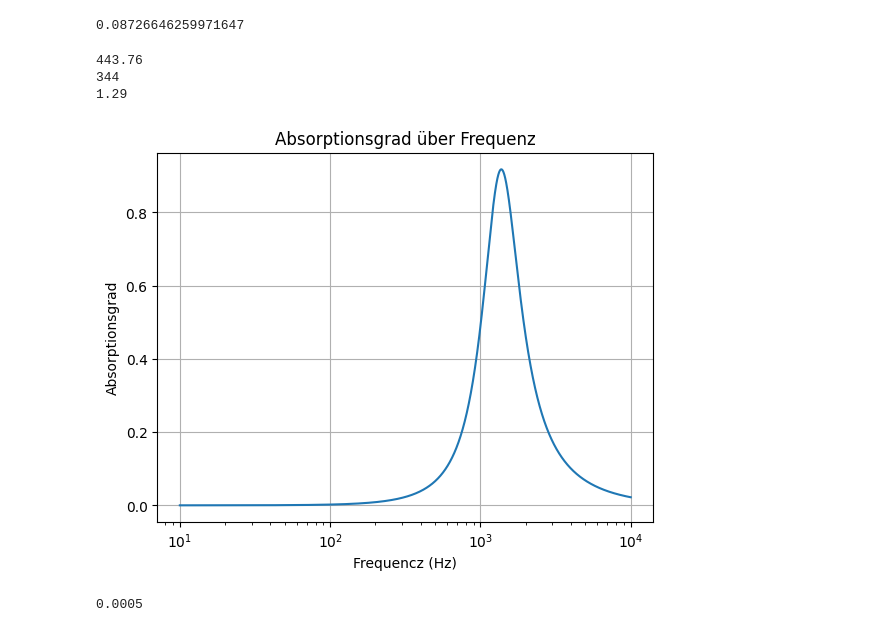
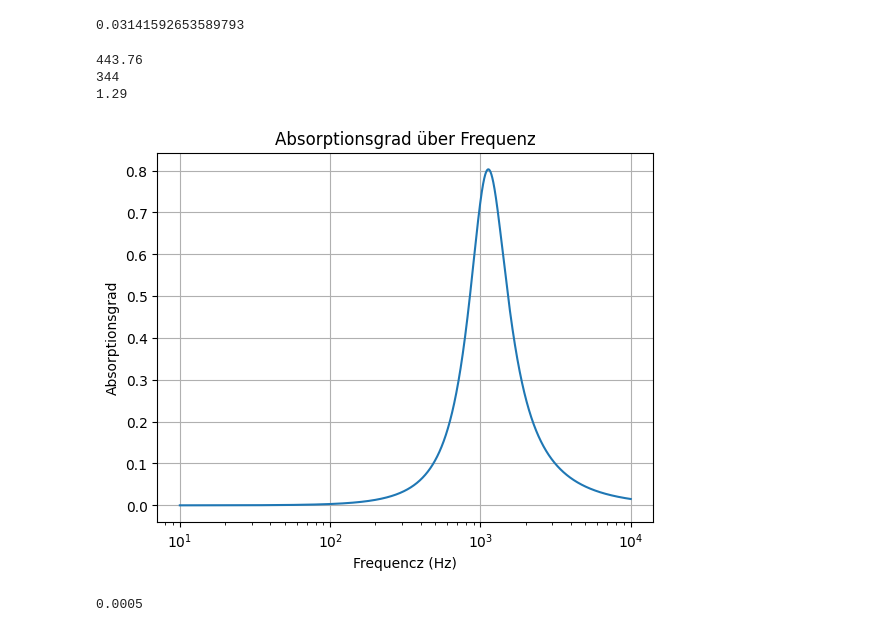
Before and after one commit to rcroegaert/absorption-coefficient-calculator, a Jupyter notebook: dev/lochplatte_absorber.ipynb, the cells around one changed output. Drawn from its saved outputs; the diff is of its cells as text; code cells hidden in the pictures.

```diff
--- a/dev/lochplatte_absorber.ipynb
+++ b/dev/lochplatte_absorber.ipynb
@@ -74,10 +75,10 @@ def MAA1(f, d, a, t, density_0, viscosity,c0,L0):
     return Z_p
 # %%
 d= 1/1000
-a= 3/1000
+a= 5/1000
 (pi/4)*d**2/a**2
 # %% [output]
-0.08726646259971647
+0.03141592653589793
 # %%
 ## Schräge Inzidenz (Oblique Incidence)
 ## Umgebungsparemeter
@@ -87,7 +88,7 @@ density_0 = 1.29  # dichte von Luft-Schicht
 # Platte-Parameters
 
 d = 1/1000 # diameter
-a = 3/1000 # spacing between holes
+a = 5/1000 # spacing between holes
 
 # viscosity = 1.82*10**(-5)
 viscosity = 0.000186785423
@@ -133,34 +134,34 @@ for f in frequency_range:
 
     # Rigid Backed
     T3 = np.array([[1, 0],
                    [0, 1]])
 
     # T_total berechnen
     T_total = matmul(T1, T2)
 
     #Absorptionsgrad berechnen
     # R = (Z1 - Z0) / (Z1  + Z0)
     R = (T_total[0, 0] /T_total[1, 0]- Z0) / (T_total[0, 0]/T_total[1, 0] + Z0) # Reflexionskoeffizient
 
     alpha = 1 - (abs(R)**2)
     alphas = np.append(alphas, alpha)
 
 # Ersetzen der Werte durch 0
 alphas[(alphas < 0.000001) & (alphas > 0)] = 0
 
 # Diagramm, Grad über Frequenz
 plt.plot(frequency_range,alphas)
 plt.xscale('log')
 plt.xlabel('Frequencz (Hz)')
 plt.ylabel('Absorptionsgrad')
 plt.title('Absorptionsgrad über Frequenz')
 plt.grid()
 plt.show()
 # %% [output]
 443.76
 344
 1.29
-[figure, old version]
+[figure, new version]
 # %%
 t1
 # %% [output]
```
Also changed, not shown: parts of 1 cell of this notebook, 17 other files.
